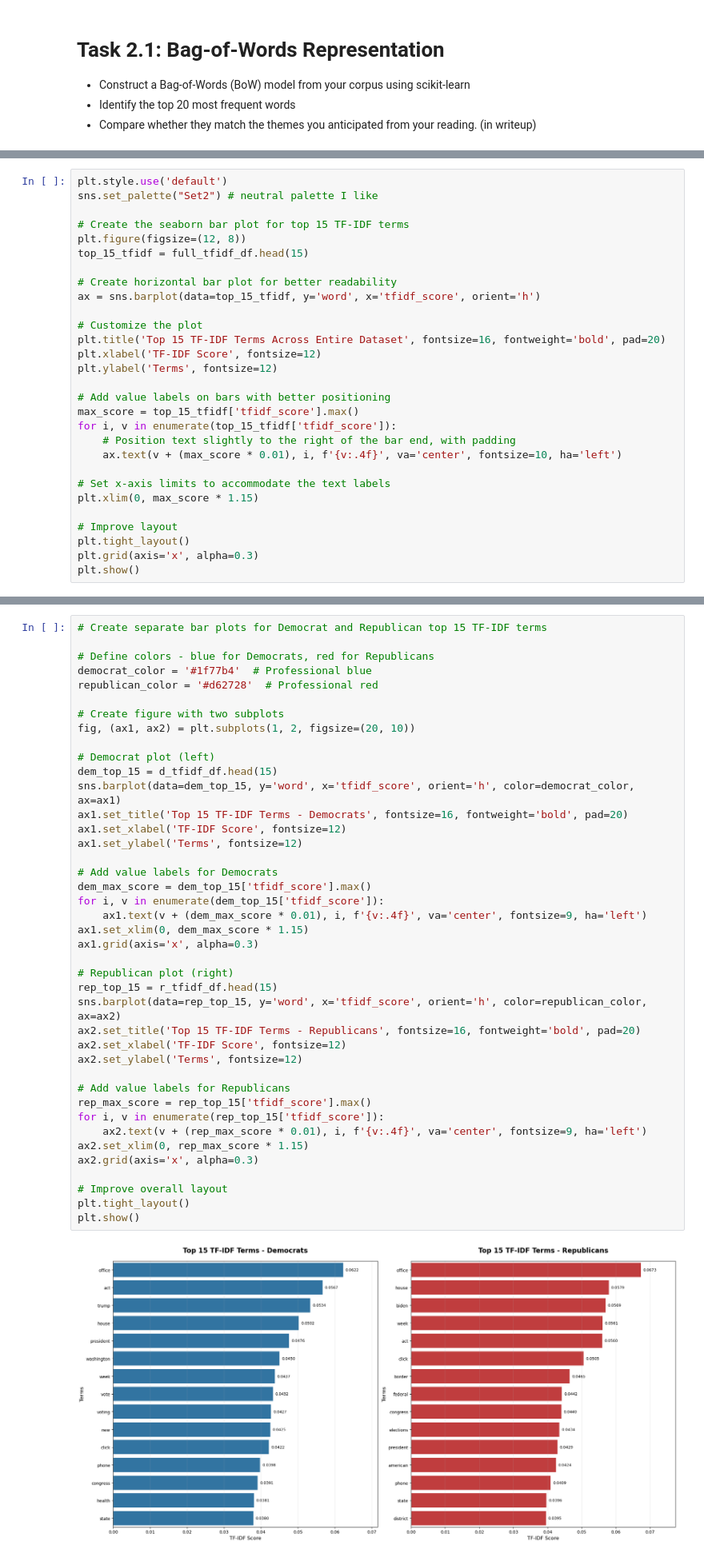
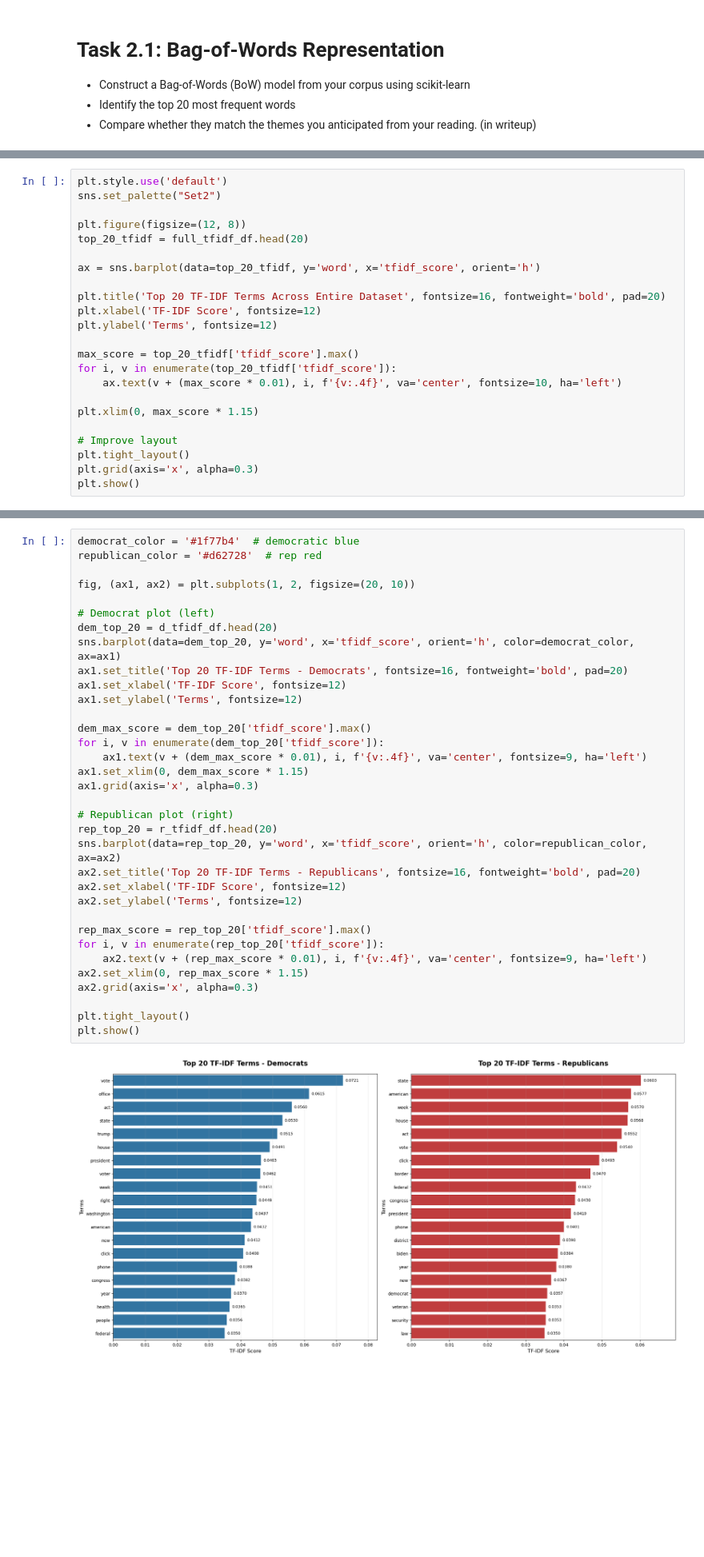
Before and after one commit to marobinette/NaturalLanguageProcessing, a Jupyter notebook: hw/week_5/mrobine1HW5.ipynb, the cells around one changed output, grey strips where cells are left out. Shown at 80% size. Saved outputs shown, nothing was run; the diff lists cells and outputs as text; blank space fills up the shorter version.

Commit message:
better tf-idf

```diff
--- a/hw/week_5/mrobine1HW5.ipynb
+++ b/hw/week_5/mrobine1HW5.ipynb
@@ -366,26 +372,20 @@ washington     0.046748
 # %%
 plt.style.use('default')
-sns.set_palette("Set2") # neutral palette I like
+sns.set_palette("Set2")
 
-# Create the seaborn bar plot for top 15 TF-IDF terms
 plt.figure(figsize=(12, 8))
-top_15_tfidf = full_tfidf_df.head(15)
+top_20_tfidf = full_tfidf_df.head(20)
 
-# Create horizontal bar plot for better readability
-ax = sns.barplot(data=top_15_tfidf, y='word', x='tfidf_score', orient='h')
+ax = sns.barplot(data=top_20_tfidf, y='word', x='tfidf_score', orient='h')
 
-# Customize the plot
-plt.title('Top 15 TF-IDF Terms Across Entire Dataset', fontsize=16, fontweight='bold', pad=20)
+plt.title('Top 20 TF-IDF Terms Across Entire Dataset', fontsize=16, fontweight='bold', pad=20)
 plt.xlabel('TF-IDF Score', fontsize=12)
 plt.ylabel('Terms', fontsize=12)
 
-# Add value labels on bars with better positioning
-max_score = top_15_tfidf['tfidf_score'].max()
-for i, v in enumerate(top_15_tfidf['tfidf_score']):
-    # Position text slightly to the right of the bar end, with padding
+max_score = top_20_tfidf['tfidf_score'].max()
+for i, v in enumerate(top_20_tfidf['tfidf_score']):
     ax.text(v + (max_score * 0.01), i, f'{v:.4f}', va='center', fontsize=10, ha='left')
 
-# Set x-axis limits to accommodate the text labels
 plt.xlim(0, max_score * 1.15)
 
 # Improve layout
@@ -450,46 +474,39 @@ Top 15 Republican TF-IDF words:
 # %%
-# Create separate bar plots for Democrat and Republican top 15 TF-IDF terms
+democrat_color = '#1f77b4'  # democratic blue
+republican_color = '#d62728'  # rep red
 
-# Define colors - blue for Democrats, red for Republicans
-democrat_color = '#1f77b4'  # Professional blue
-republican_color = '#d62728'  # Professional red
-
-# Create figure with two subplots
 fig, (ax1, ax2) = plt.subplots(1, 2, figsize=(20, 10))
 
 # Democrat plot (left)
-dem_top_15 = d_tfidf_df.head(15)
-sns.barplot(data=dem_top_15, y='word', x='tfidf_score', orient='h', color=democrat_color, ax=ax1)
-ax1.set_title('Top 15 TF-IDF Terms - Democrats', fontsize=16, fontweight='bold', pad=20)
+dem_top_20 = d_tfidf_df.head(20)
+sns.barplot(data=dem_top_20, y='word', x='tfidf_score', orient='h', color=democrat_color, ax=ax1)
+ax1.set_title('Top 20 TF-IDF Terms - Democrats', fontsize=16, fontweight='bold', pad=20)
 ax1.set_xlabel('TF-IDF Score', fontsize=12)
 ax1.set_ylabel('Terms', fontsize=12)
 
-# Add value labels for Democrats
-dem_max_score = dem_top_15['tfidf_score'].max()
-for i, v in enumerate(dem_top_15['tfidf_score']):
+dem_max_score = dem_top_20['tfidf_score'].max()
+for i, v in enumerate(dem_top_20['tfidf_score']):
     ax1.text(v + (dem_max_score * 0.01), i, f'{v:.4f}', va='center', fontsize=9, ha='left')
 ax1.set_xlim(0, dem_max_score * 1.15)
 ax1.grid(axis='x', alpha=0.3)
 
 # Republican plot (right)
-rep_top_15 = r_tfidf_df.head(15)
-sns.barplot(data=rep_top_15, y='word', x='tfidf_score', orient='h', color=republican_color, ax=ax2)
-ax2.set_title('Top 15 TF-IDF Terms - Republicans', fontsize=16, fontweight='bold', pad=20)
+rep_top_20 = r_tfidf_df.head(20)
+sns.barplot(data=rep_top_20, y='word', x='tfidf_score', orient='h', color=republican_color, ax=ax2)
+ax2.set_title('Top 20 TF-IDF Terms - Republicans', fontsize=16, fontweight='bold', pad=20)
 ax2.set_xlabel('TF-IDF Score', fontsize=12)
 ax2.set_ylabel('Terms', fontsize=12)
 
-# Add value labels for Republicans
-rep_max_score = rep_top_15['tfidf_score'].max()
-for i, v in enumerate(rep_top_15['tfidf_score']):
+rep_max_score = rep_top_20['tfidf_score'].max()
+for i, v in enumerate(rep_top_20['tfidf_score']):
     ax2.text(v + (rep_max_score * 0.01), i, f'{v:.4f}', va='center', fontsize=9, ha='left')
 ax2.set_xlim(0, rep_max_score * 1.15)
 ax2.grid(axis='x', alpha=0.3)
 
-# Improve overall layout
 plt.tight_layout()
 plt.show()
 # %% [output]
-[figure, old version]
+[figure, new version]
 # %% [markdown]
 ## TF-IDF Implementation Approach
 
```
Also changed, not shown: parts of 7 cells of this notebook.
